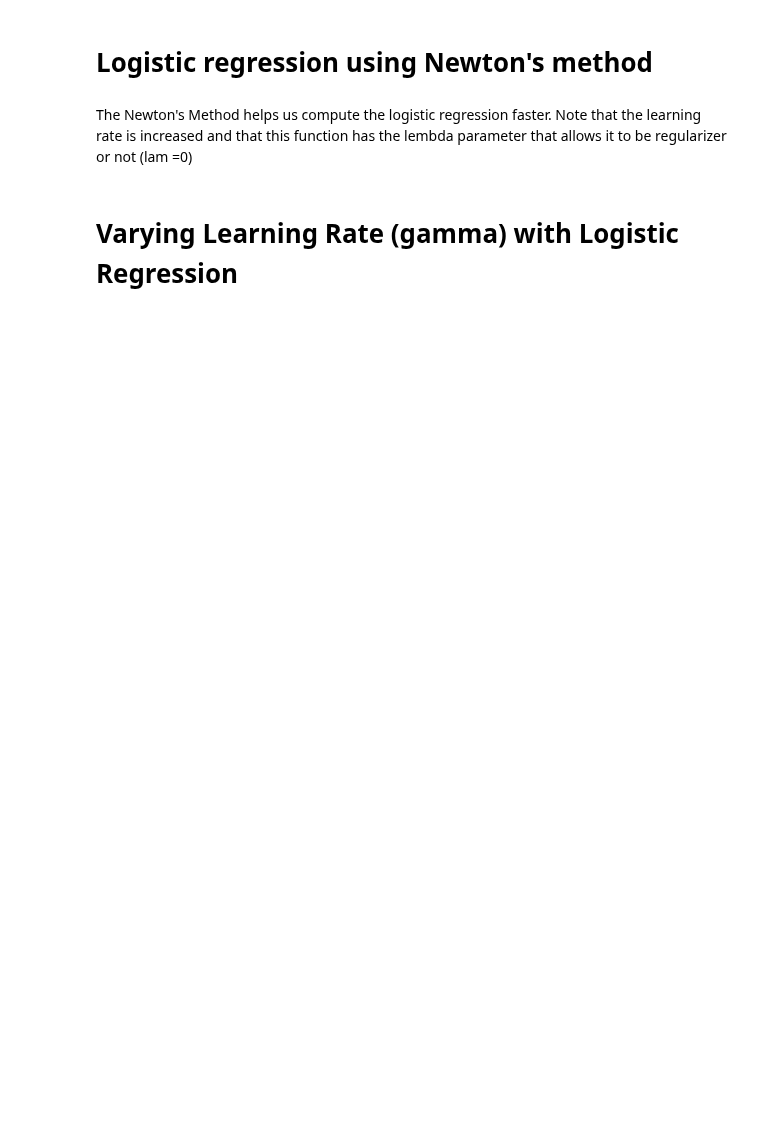
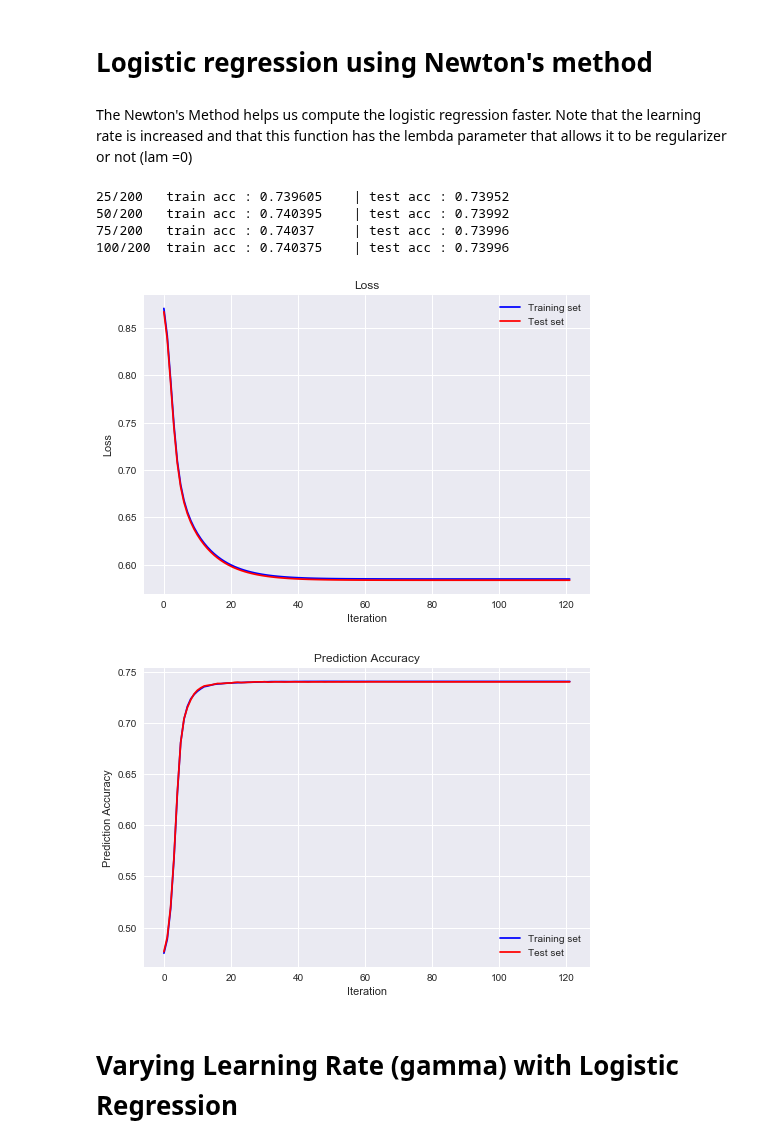
Before and after one commit to hhschede/machine_learning, a Jupyter notebook: project_1/testing_implemented_functions.ipynb, the cells around one changed output. Drawn from its saved outputs; the diff is of its cells as text; code cells hidden in the pictures; blank space fills up the shorter version.

Commit message:
changed test_implemented function.ipynb

```diff
--- a/project_1/testing_implemented_functions.ipynb
+++ b/project_1/testing_implemented_functions.ipynb
@@ -288,9 +297,16 @@ it to be regularizer or not (lam =0)
 # %%
 initial_w = np.random.rand(tx.shape[1])
 
-loss_tr, loss_ts, acc_tr, acc_ts, w = logistic_hessian(y, tx, y_t, tx_t, initial_w, gamma=5000, lam=1e-10, max_iters=200)
+loss_tr, loss_ts, acc_tr, acc_ts, w = logistic_hessian(y, tx, y_t, tx_t, initial_w, gamma=0.05, lam=1e-10, max_iters=200)
 
 plot_loss(loss_tr, loss_ts)
 plot_acc(acc_tr, acc_ts)
+# %% [output]
+25/200   train acc : 0.739605    | test acc : 0.73952
+50/200   train acc : 0.740395    | test acc : 0.73992
+75/200   train acc : 0.74037     | test acc : 0.73996
+100/200  train acc : 0.740375    | test acc : 0.73996
+[figure, added]
+[figure, added]
 # %% [markdown]
 # Varying Learning Rate (gamma) with Logistic Regression
```
Also changed, not shown: parts of 5 cells of this notebook.
